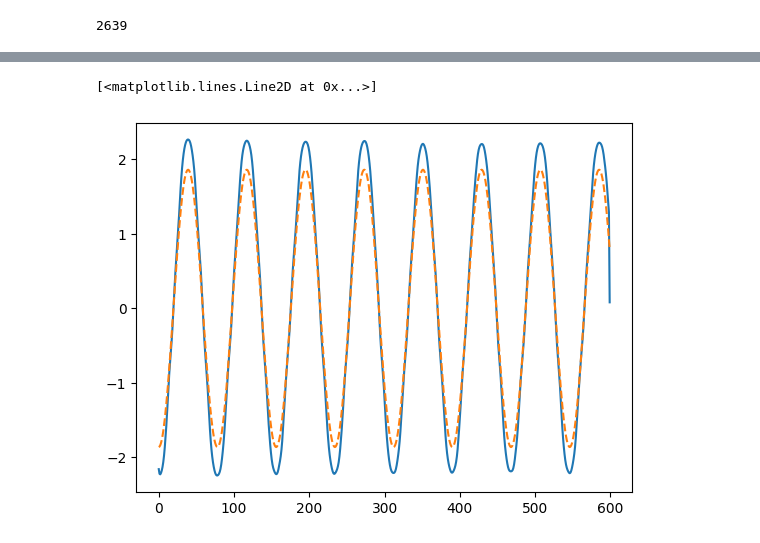
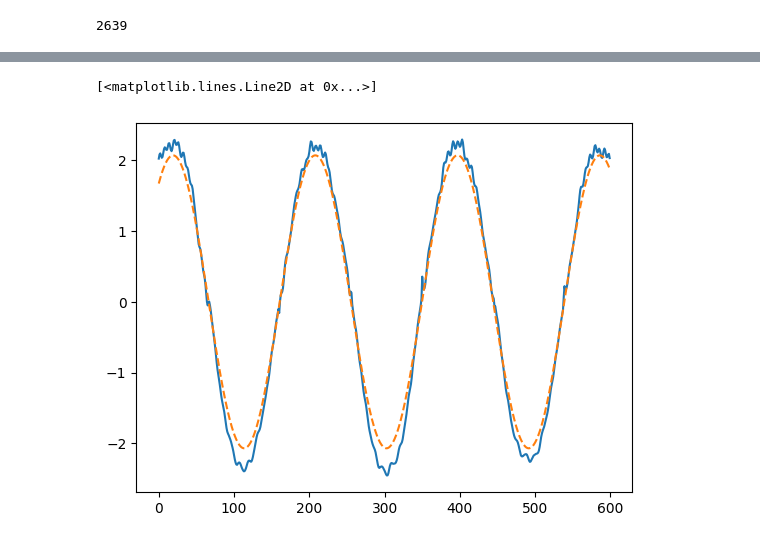
Before and after one commit to ArturoSirvent/TFM, a Jupyter notebook: 1.1-Break_pruebasTranformer/notebooks/2-Train_withMiniMax.ipynb, the cells around one changed output, grey strips where cells are left out. Saved outputs shown, nothing was run; the diff lists cells and outputs as text; code cells hidden in the pictures.

```diff
--- a/1.1-Break_pruebasTranformer/notebooks/2-Train_withMiniMax.ipynb
+++ b/1.1-Break_pruebasTranformer/notebooks/2-Train_withMiniMax.ipynb
@@ -190,0 +390,4 @@ torch.Size([600])
+# %%
+modelo=AnomalyTransformer.AnomalyTransformer(600, 1, 1, d_model=32, n_heads=2, e_layers=2, d_ff=32,
+                          dropout=0.0, activation='gelu', output_attention=True)
+modelo.cuda()
@@ -190,0 +417,3 @@ torch.Size([600])
+# %%
+optimizer = optim.Adam(modelo.parameters(), lr=1e-4)
+modelo.train();
@@ -306,14 +676,14 @@ gc.collect()
 # %%
 z=y[0].squeeze().cpu().detach().numpy()
-z1=y[1][0].squeeze().cpu().detach().numpy()
-z2=y[2][0].squeeze().cpu().detach().numpy()
-b=a[1].squeeze().cpu().detach().numpy()
+series_aux=y[1][0].squeeze().cpu().detach().numpy()
+prior_aux=y[2][0].squeeze().cpu().detach().numpy()
+b=a1.squeeze().cpu().detach().numpy()
 # %%
-plt.plot(z[18])
-plt.plot(b[18],"--")
+plt.plot(z[2])
+plt.plot(b[2],"--")
 # %% [output]
 [<matplotlib.lines.Line2D at 0x...>]
-[figure, old version]
+[figure, new version]
 # %%
 z1.shape
 # %% [output]
```
Also changed, not shown: parts of 78 cells of this notebook.
